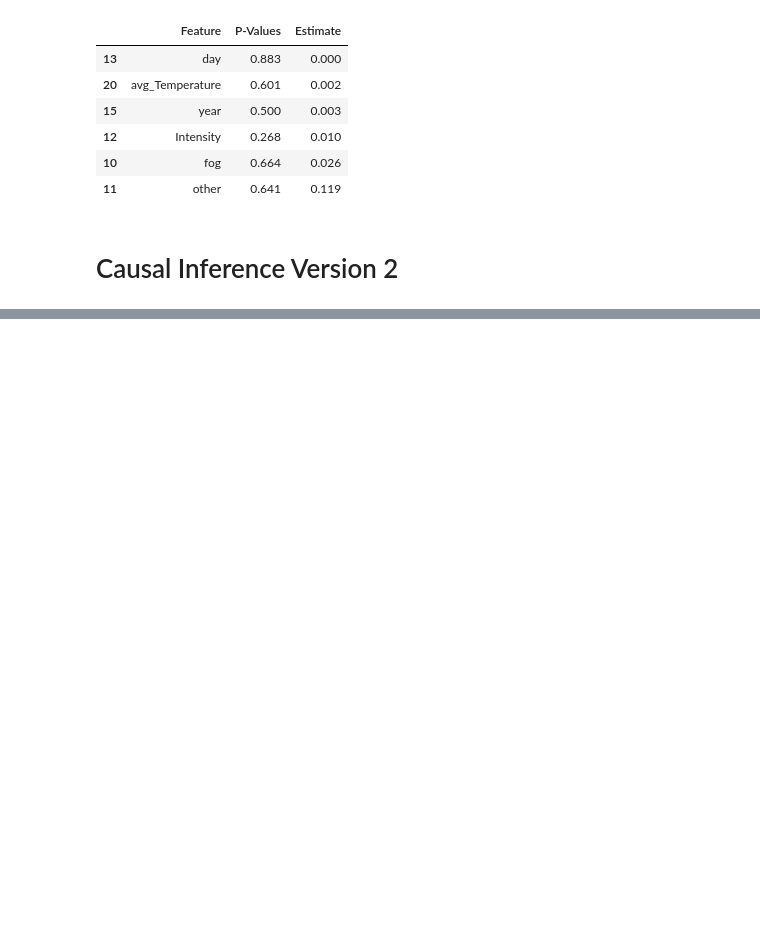
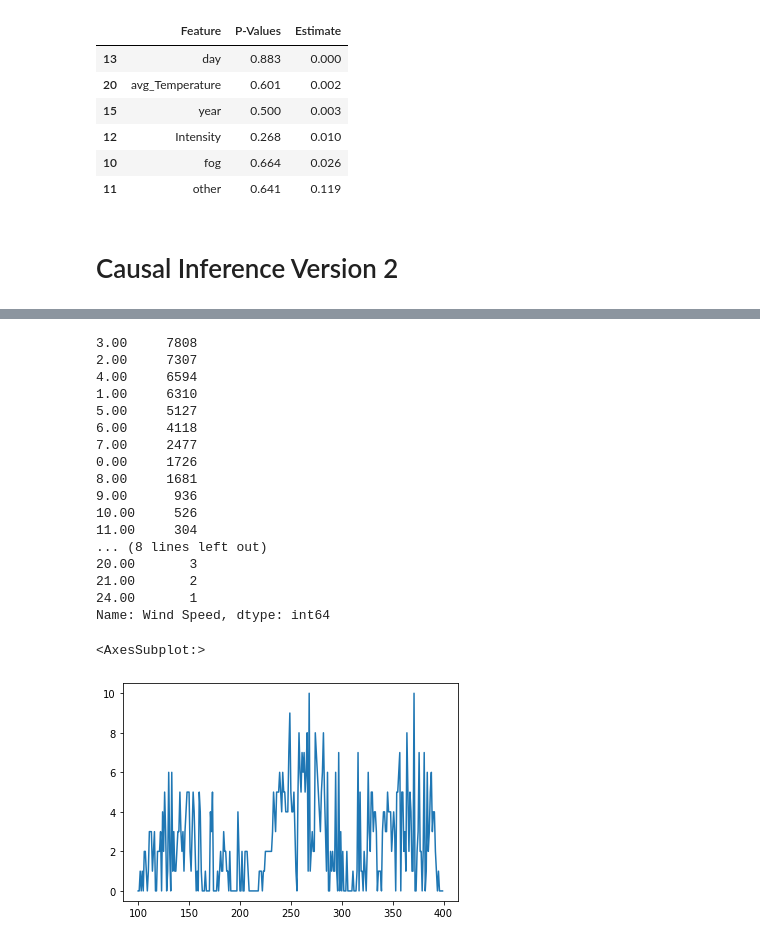
Before and after one commit to McGill-MMA-EnterpriseAnalytics/Cloud-Computations, a Jupyter notebook: Causal Inference.ipynb, the cells around one changed output, grey strips where cells are left out. Saved outputs shown, nothing was run; the diff lists cells and outputs as text; code cells hidden in the pictures; blank space fills up the shorter version.

```diff
--- a/Causal Inference.ipynb
+++ b/Causal Inference.ipynb
@@ -269,0 +257,23 @@ Name: Wind Direction, Length: 85, dtype: int64
+# %%
+print(df['Wind Speed'].value_counts())
+df['Wind Speed'][100:400].plot()
+# %% [output]
+3.00     7808
+2.00     7307
+4.00     6594
+1.00     6310
+5.00     5127
+6.00     4118
+7.00     2477
+0.00     1726
+8.00     1681
+9.00      936
+10.00     526
+11.00     304
+... (8 lines left out)
+20.00       3
+21.00       2
+24.00       1
+Name: Wind Speed, dtype: int64
+<AxesSubplot:>
+[figure, added]
```
Also changed, not shown: parts of 11 cells of this notebook.
